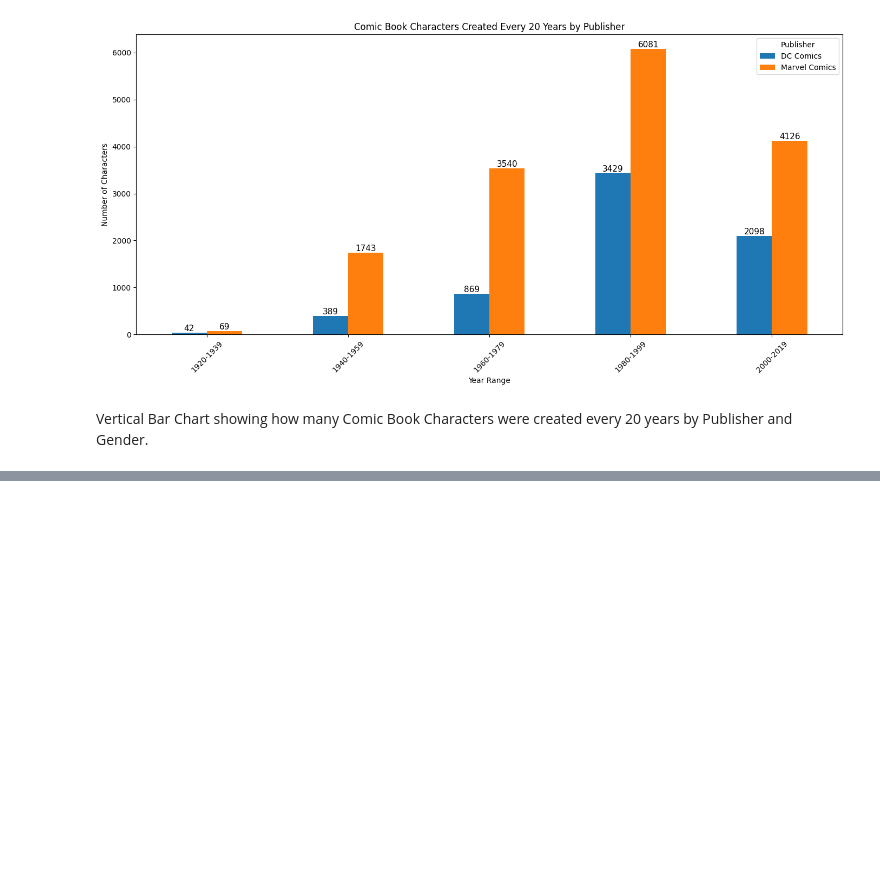
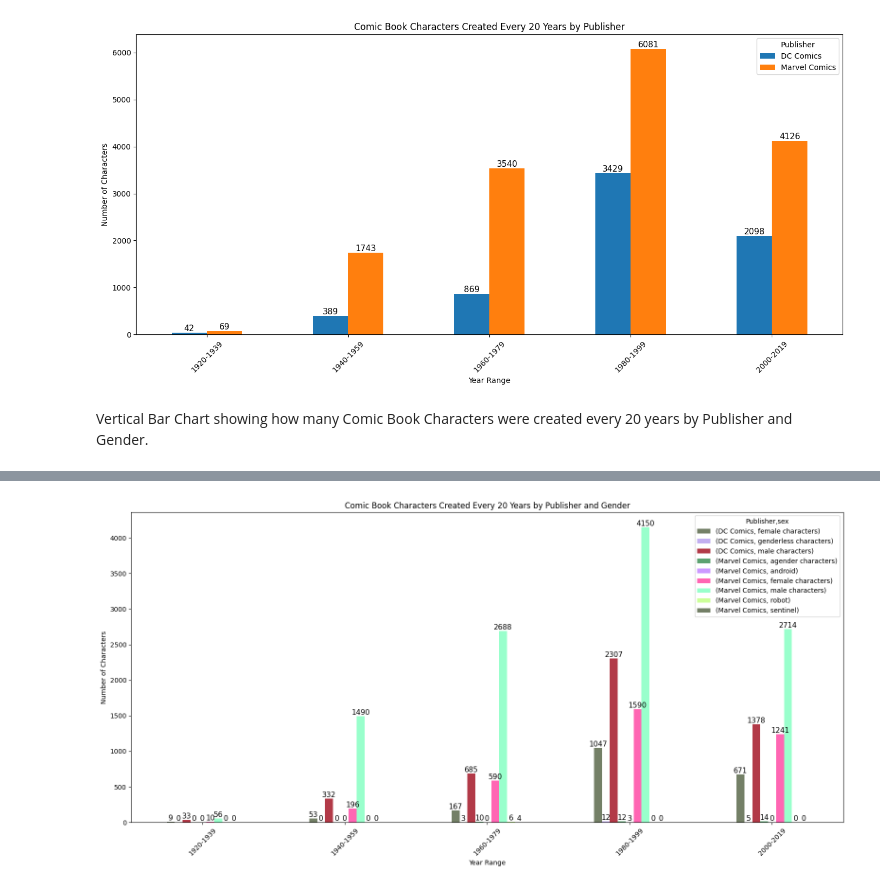
Before and after one commit to Arioch3d/DA_Capstone, a Jupyter notebook: SuperHero.ipynb, the cells around one changed output, grey strips where cells are left out. Drawn from its saved outputs; the diff is of its cells as text; code cells hidden in the pictures; blank space fills up the shorter version.

```diff
--- a/SuperHero.ipynb
+++ b/SuperHero.ipynb
@@ -613,0 +560,49 @@ else:
+# %%
+conn = sqlite3.connect('Hero.db')
+dc = pd.read_sql("SELECT name, year, sex FROM DCHeroes", conn)
+marvel = pd.read_sql("SELECT name, year, sex FROM MarvelHeroes", conn)
+conn.close()
+
+# Add publisher column
+dc['Publisher'] = 'DC Comics'
+marvel['Publisher'] = 'Marvel Comics'
+
+# Convert year to int, drop 0 years, filter out unknown/null gender
+for df in [dc, marvel]:
+    df['year'] = pd.to_numeric(df['year'], errors='coerce').fillna(0).astype(int)
+    df.drop(df[df['year'] == 0].index, inplace=True)
+    df.drop(df[df['sex'].isna() | (df['sex'].str.lower() == 'unknown')].index, inplace=True)
+
+# Combine for plotting
+df = pd.concat([dc, marvel], ignore_index=True)
+
+if df.empty:
+    print("No valid year data to plot.")
+else:
+    min_year = int(df['year'].min())
+    max_year = int(df['year'].max())
+    bins = list(range((min_year // 20) * 20, ((max_year // 20) + 2) * 20, 20))
+    labels = [f"{bins[i]}-{bins[i+1]-1}" for i in range(len(bins)-1)]
+    df['year_bin'] = pd.cut(df['year'], bins=bins, labels=labels, right=False)
+
+    grouped = df.groupby(['year_bin', 'Publisher', 'sex']).size().reset_index(name='count')
+    # Remove gender from bucket if count is 0
+    grouped = grouped[grouped['count'] > 1]
+    pivot = grouped.pivot_table(index='year_bin', columns=['Publisher', 'sex'], values='count')
+
+    colors=['#748067', '#C2AFF0', '#B23A48', '#5DA271',
+                 '#CC99FF', '#FF66B3', '#99FFCC', '#CCFF99']
+    ax = pivot.plot(kind='bar', stacked=False, figsize=(16, 8), color=colors)
+
+    for container in ax.containers:
+        labels = [int(v) if not np.isnan(v) else "" for v in container.datavalues]
+        ax.bar_label(container, labels=labels, label_type='edge', fontsize=11)
+
+    plt.title('Comic Book Characters Created Every 20 Years by Publisher and Gender')
+    plt.xlabel('Year Range')
+    plt.ylabel('Number of Characters')
+    plt.xticks(rotation=45)
+    plt.tight_layout()
+    plt.show()
+# %% [output]
+[figure, added]
```
Also changed, not shown: parts of 3 cells of this notebook, 1 other file.
